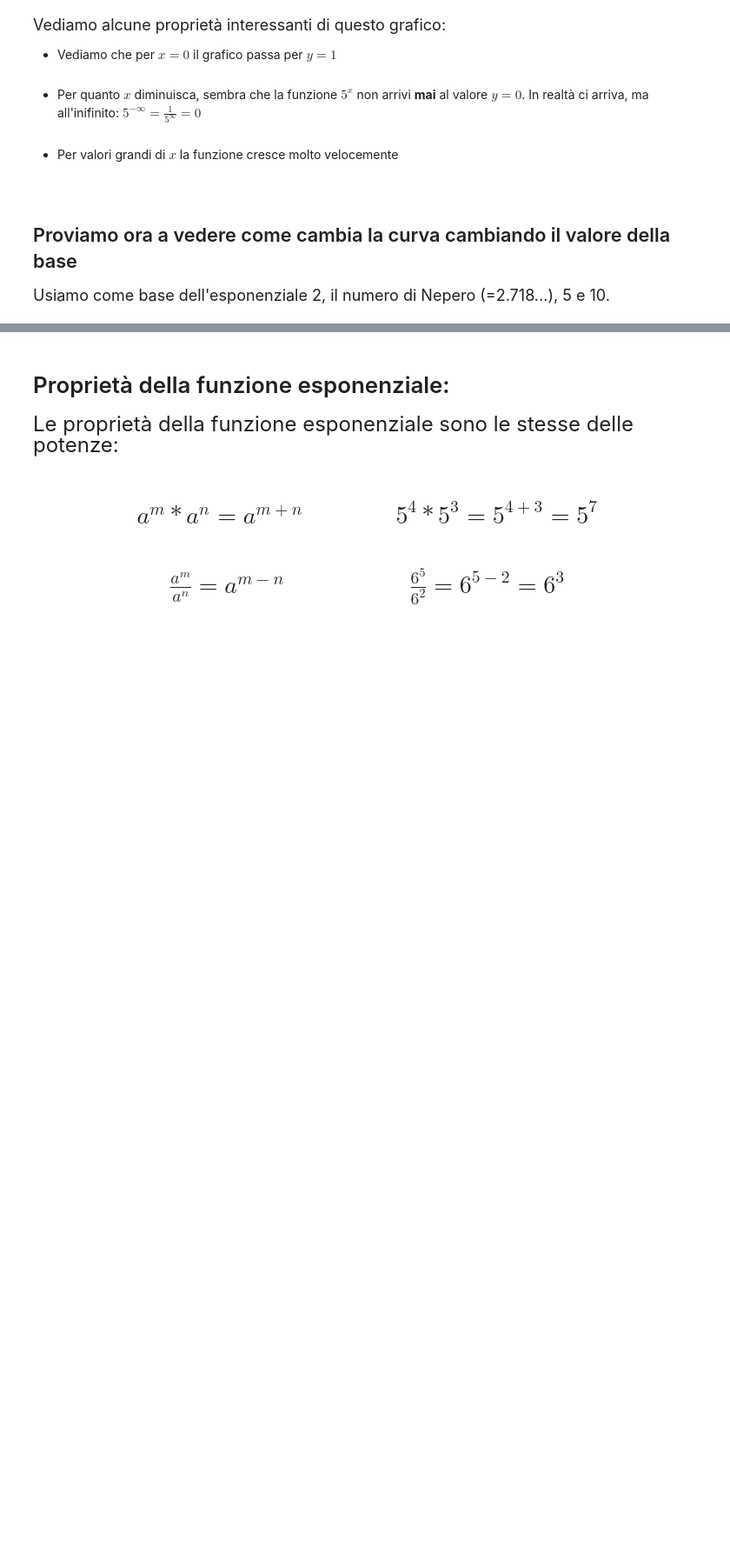
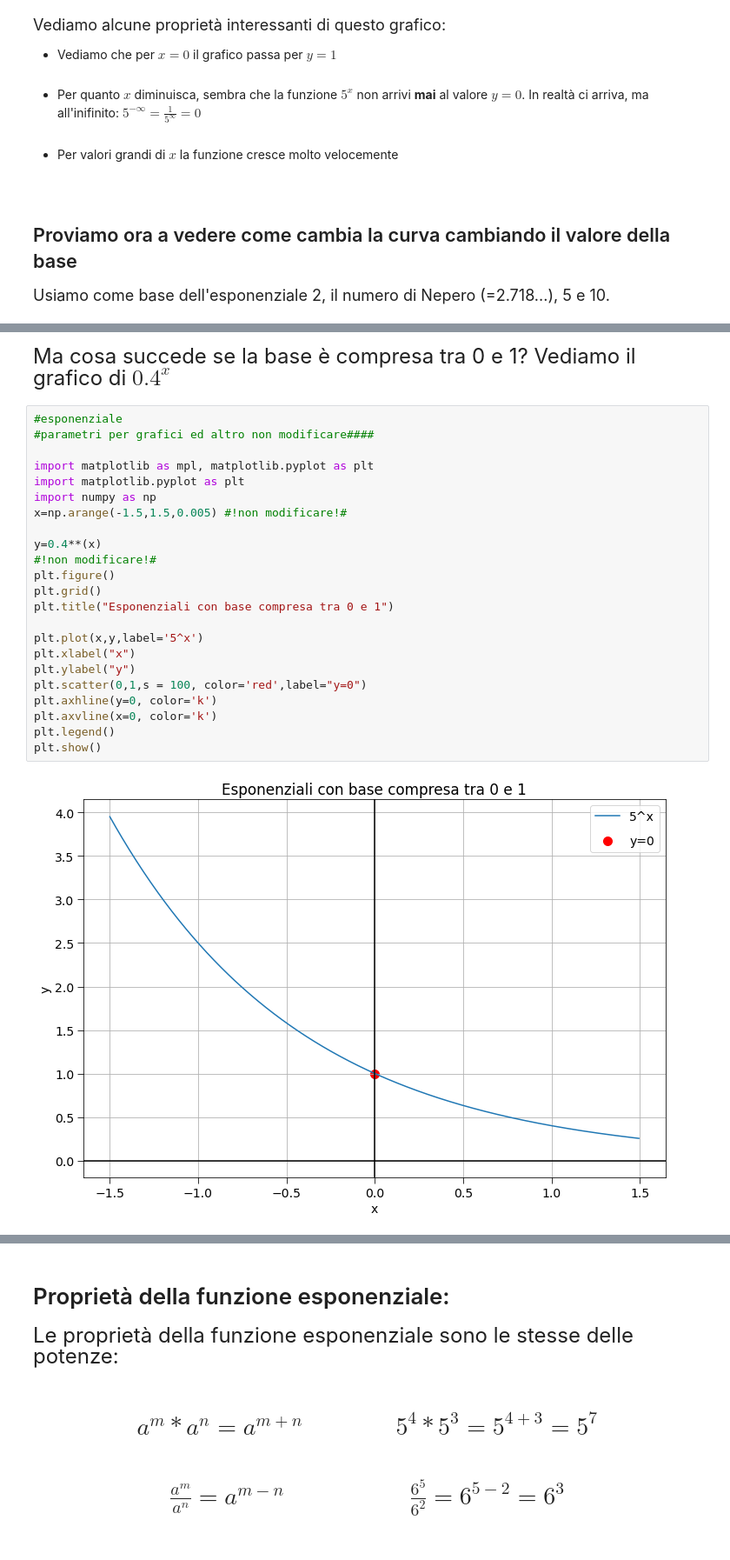
Before and after one commit to Rembardino/Lezioni, a Jupyter notebook: Esponenziali_Logaritmi.ipynb, the cells around one changed output, grey strips where cells are left out. Shown at 87% size. Saved outputs shown, nothing was run; the diff lists cells and outputs as text; blank space fills up the shorter version.

```diff
--- a/Esponenziali_Logaritmi.ipynb
+++ b/Esponenziali_Logaritmi.ipynb
@@ -139,3 +141,30 @@ Ora vediamo come si comporta in dettaglio la funzione $2^x$:<br> <br> $2^0=1$, $
 Dal grafico delle diverse funzioni vediamo anche che
 * per $x=0$ tutte le funzioni hanno il valore $y=1$<br><br>
 * per quanto $x$ diminuisca,tuttle le funzioni sembrano non arrivare mai al valore $x=0$. Come detto prima, in realtà ci arrivano, ma a $x=-\infty$!<br>
+# %% [markdown]
+<font size="5">Ma cosa succede se la base è compresa tra 0 e 1? Vediamo il grafico di $0.4^x$
+# %%
+#esponenziale
+#parametri per grafici ed altro non modificare####
+
+import matplotlib as mpl, matplotlib.pyplot as plt
+import matplotlib.pyplot as plt
+import numpy as np
+x=np.arange(-1.5,1.5,0.005) #!non modificare!#
+
+y=0.4**(x)
+#!non modificare!#
+plt.figure()
+plt.grid()
+plt.title("Esponenziali con base compresa tra 0 e 1")
+
+plt.plot(x,y,label='5^x')
+plt.xlabel("x")
+plt.ylabel("y")
+plt.scatter(0,1,s = 100, color='red',label="y=0")
+plt.axhline(y=0, color='k')
+plt.axvline(x=0, color='k')
+plt.legend()
+plt.show()
+# %% [output]
+[figure, added]
```
Also changed, not shown: parts of 23 cells of this notebook.
